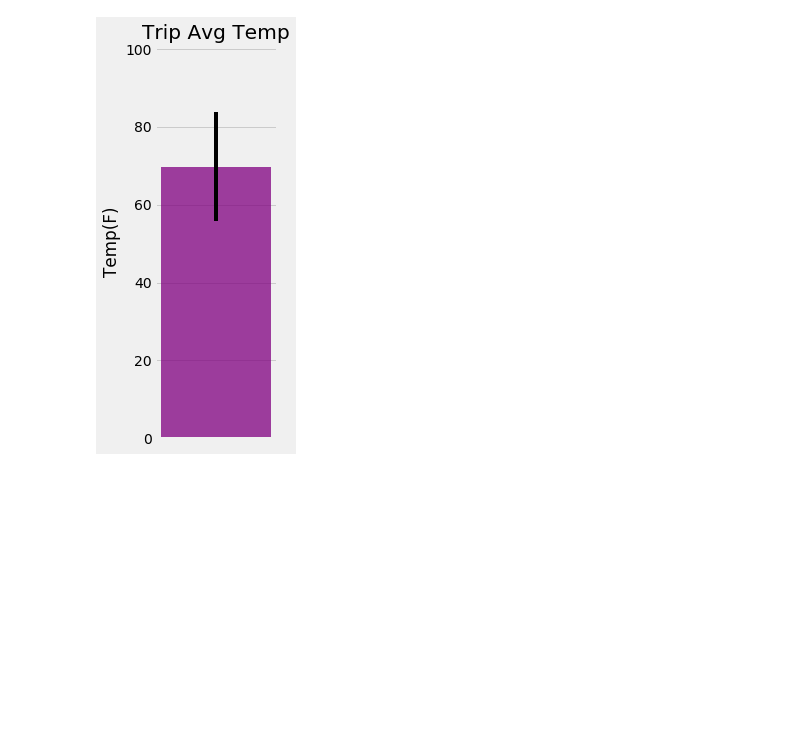
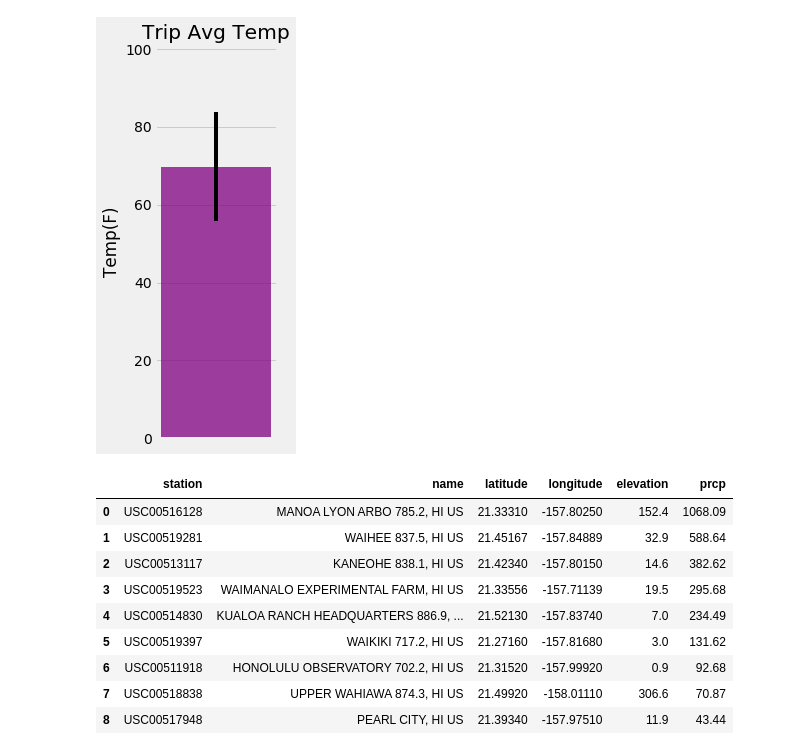
Before and after one commit to quickbarn/sqlalchemy-challenge, a Jupyter notebook: climate_starter.ipynb, the cells around one changed output. Saved outputs shown, nothing was run; the diff lists cells and outputs as text; code cells hidden in the pictures; blank space fills up the shorter version.

Commit message:
in progress, rainfall

```diff
--- a/climate_starter.ipynb
+++ b/climate_starter.ipynb
@@ -132,9 +132,11 @@ plt.show()
 # %% [markdown]
 ## Bonus Challenge Assignment
 # %%
-csv_path = 'Resources/hawaii_measurements.csv'
+csv_path1 = 'Resources/hawaii_measurements.csv'
+csv_path2 = 'Resources/hawaii_stations.csv'
 
-measurements_df = pd.read_csv(csv_path)
+
+measurements_df = pd.read_csv(csv_path1)
 measurements_df.head()
 # %% [output]
 |  | station | date | prcp | tobs |
@@ -276,6 +278,28 @@ plt.show()
 # %%
 # Calculate the total amount of rainfall per weather station for your trip dates using the previous year's matching dates.
 # Sort this in descending order by precipitation amount and list the station, name, latitude, longitude, and elevation
+stations_df=pd.read_csv(csv_path2)
+measurements_df2 = pd.read_csv(csv_path1)
+
+rainfall_df=measurements_df2.merge(stations_df, on='station', how='left')
+# %%
+#data in the date range
+filtered = rainfall_df[(rainfall_df['date']>='2011-02-28')|
+                      (rainfall_df['date']<='2011-03-05')]
+grouped = filtered.groupby(['station','name','latitude','longitude','elevation']).sum()
+grouped2 =grouped.sort_values(by=['prcp'], ascending = False).drop(['tobs'],axis=1).reset_index()
+grouped2
+# %% [output]
+|  | station | name | latitude | longitude | elevation | prcp |
+| 0 | USC00516128 | MANOA LYON ARBO 785.2, HI US | 21.33310 | -157.80250 | 152.4 | 1068.09 |
+| 1 | USC00519281 | WAIHEE 837.5, HI US | 21.45167 | -157.84889 | 32.9 | 588.64 |
+| 2 | USC00513117 | KANEOHE 838.1, HI US | 21.42340 | -157.80150 | 14.6 | 382.62 |
+| 3 | USC00519523 | WAIMANALO EXPERIMENTAL FARM, HI US | 21.33556 | -157.71139 | 19.5 | 295.68 |
+| 4 | USC00514830 | KUALOA RANCH HEADQUARTERS 886.9, ... | 21.52130 | -157.83740 | 7.0 | 234.49 |
+| 5 | USC00519397 | WAIKIKI 717.2, HI US | 21.27160 | -157.81680 | 3.0 | 131.62 |
+| 6 | USC00511918 | HONOLULU OBSERVATORY 702.2, HI US | 21.31520 | -157.99920 | 0.9 | 92.68 |
+| 7 | USC00518838 | UPPER WAHIAWA 874.3, HI US | 21.49920 | -158.01110 | 306.6 | 70.87 |
+| 8 | USC00517948 | PEARL CITY, HI US | 21.39340 | -157.97510 | 11.9 | 43.44 |
 # %%
 # Create a query that will calculate the daily normals
 # (i.e. the averages for tmin, tmax, and tavg for all historic data matching a specific month and day)
```
Also changed, not shown: parts of 3 cells of this notebook.
